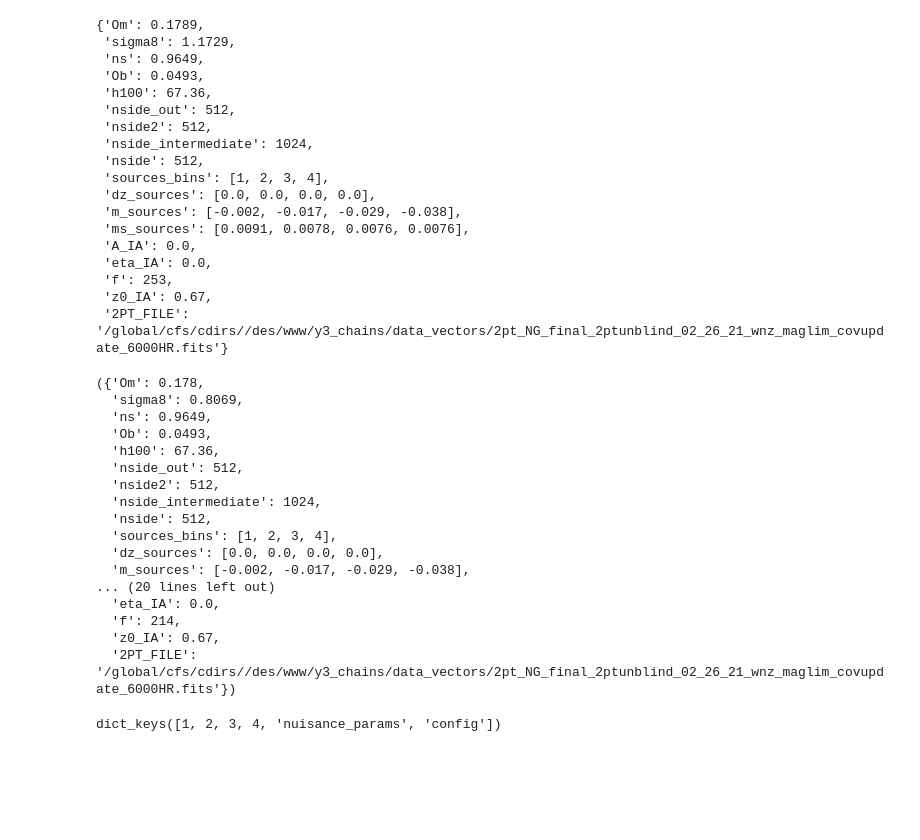
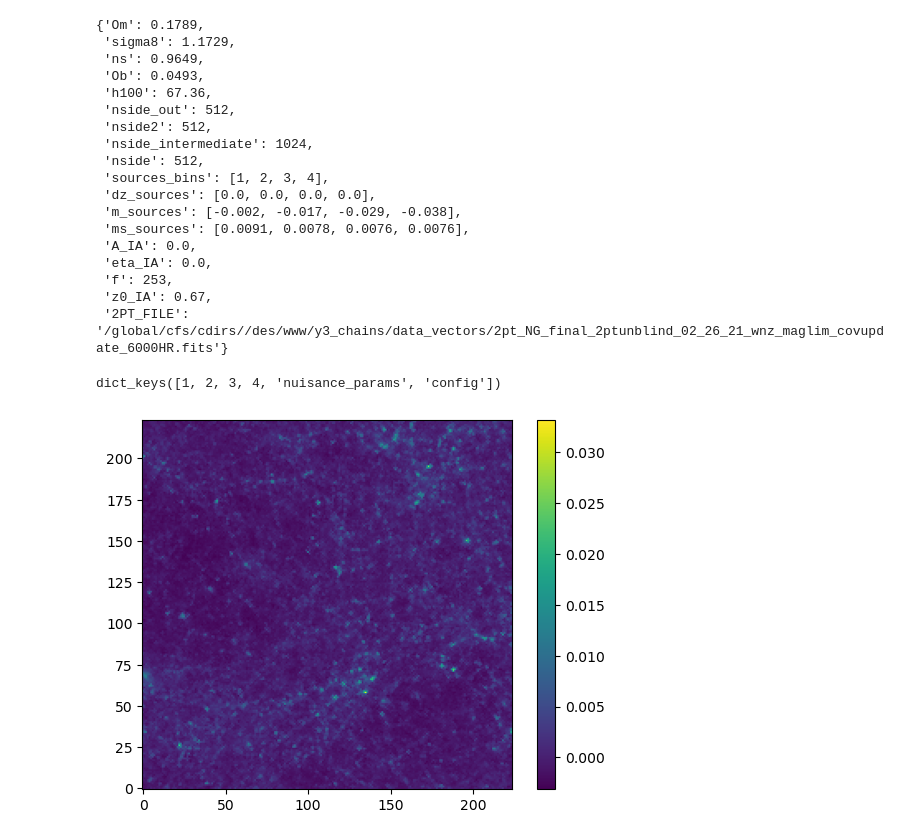
Before and after one commit to shubhagrawal30/ViT_weak_lensing, a Jupyter notebook: notebooks/2-par-sims.ipynb, the cells around one changed output. Saved outputs shown, nothing was run; the diff lists cells and outputs as text; code cells hidden in the pictures; blank space fills up the shorter version.

```diff
--- a/notebooks/2-par-sims.ipynb
+++ b/notebooks/2-par-sims.ipynb
@@ -55,27 +55,17 @@ cosmo[0]["config"]
  'f': 253,
  'z0_IA': 0.67,
  '2PT_FILE': '/global/cfs/cdirs//des/www/y3_chains/data_vectors/2pt_NG_final_2ptunblind_02_26_21_wnz_maglim_covupdate_6000HR.fits'}
-# %%
-cosmo[0]["config"], cosmo[1]["config"]
-# %% [output]
-({'Om': 0.178,
-  'sigma8': 0.8069,
-  'ns': 0.9649,
-  'Ob': 0.0493,
-  'h100': 67.36,
-  'nside_out': 512,
-  'nside2': 512,
-  'nside_intermediate': 1024,
-  'nside': 512,
-  'sources_bins': [1, 2, 3, 4],
-  'dz_sources': [0.0, 0.0, 0.0, 0.0],
-  'm_sources': [-0.002, -0.017, -0.029, -0.038],
-... (20 lines left out)
-  'eta_IA': 0.0,
-  'f': 214,
-  'z0_IA': 0.67,
-  '2PT_FILE': '/global/cfs/cdirs//des/www/y3_chains/data_vectors/2pt_NG_final_2ptunblind_02_26_21_wnz_maglim_covupdate_6000HR.fits'})
 # %%
 cosmo[0].keys()
 # %% [output]
 dict_keys([1, 2, 3, 4, 'nuisance_params', 'config'])
+# %%
+a = np.load("/pscratch/sd/s/shubh/20231010_224x224_patches/214_noiserel_0.npy")
+# %%
+plt.figure()
+plt.imshow(a[1, :, :, 0], origin="lower")
+plt.colorbar()
+plt.show()
+plt.close()
+# %% [output]
+[figure, added]
```
Also changed, not shown: parts of 2 cells of this notebook, 1 other file.
